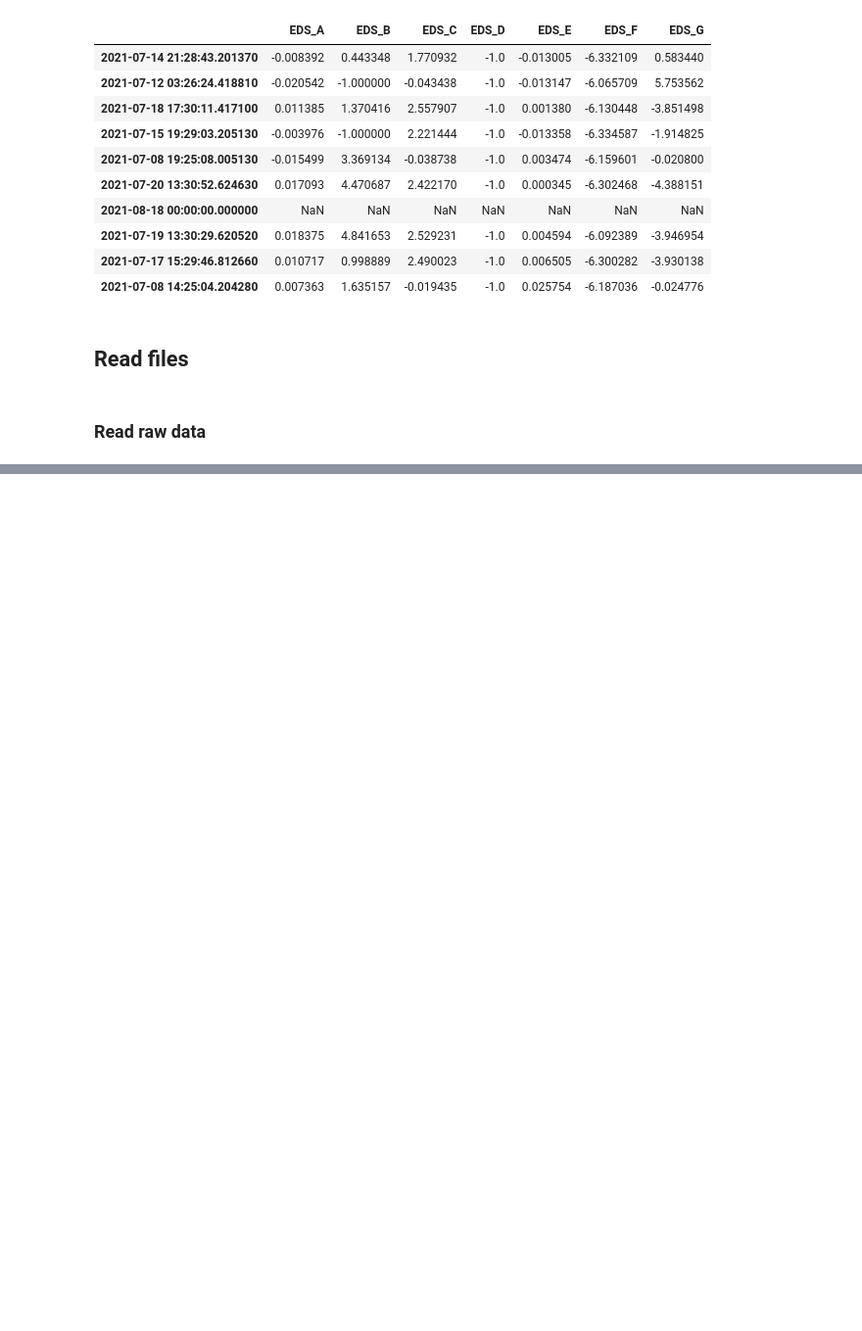
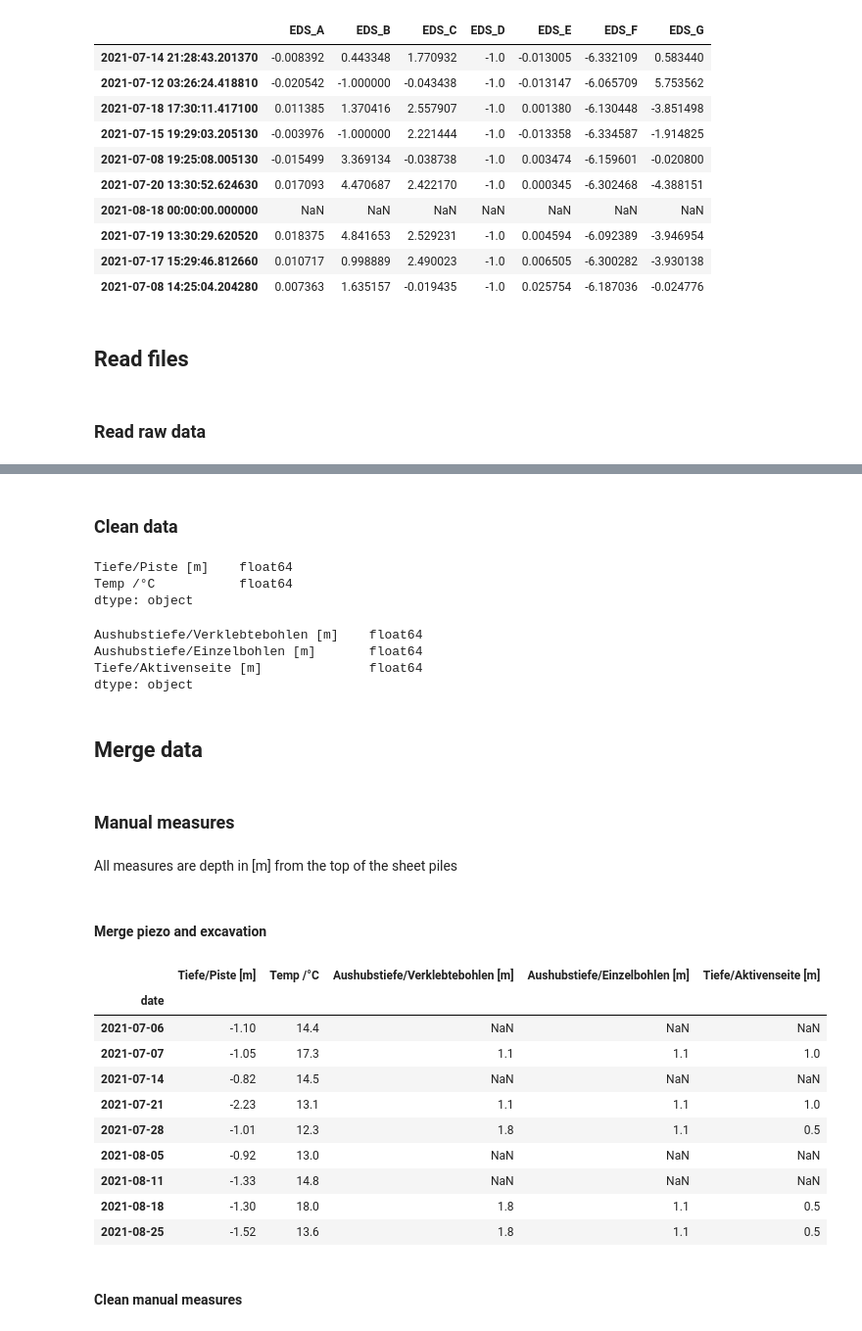
Before and after one commit to PAYEUR/spundsteif, a Jupyter notebook: 03_pressures.ipynb, the cells around one changed output, grey strips where cells are left out. Shown: that part at 98% size. Cells and saved outputs as stored; diff of their text form; code cells hidden in the pictures; blank space fills up the shorter version.

Commit message:
manual pressure dataframe

```diff
--- a/03_pressures.ipynb
+++ b/03_pressures.ipynb
@@ -101,0 +140,2 @@ df_measured_pressure.sample(10, random_state=0)
+# %% [markdown]
+### Clean data
@@ -101,0 +155,60 @@ df_measured_pressure.sample(10, random_state=0)
+# %%
+# example
+df_piezo = clean(df_piezo)
+df_piezo.dtypes
+# %% [output]
+Tiefe/Piste [m]    float64
+Temp /°C           float64
+dtype: object
+# %%
+# example
+df_excavation= clean(df_excavation)
+df_excavation.dtypes
+# %% [output]
+Aushubstiefe/Verklebtebohlen [m]    float64
+Aushubstiefe/Einzelbohlen [m]       float64
+Tiefe/Aktivenseite [m]              float64
+dtype: object
+# %%
+# test
+for df in df_piezo, df_excavation:
+  assert pd.api.types.is_datetime64_any_dtype(df.index)
+  assert 'Datum' not in df.columns
+  assert 'Zeit' not in df.columns
+
+assert pd.api.types.is_float_dtype(df_excavation['Aushubstiefe/Verklebtebohlen [m]'])
+assert pd.api.types.is_float_dtype(df_excavation['Aushubstiefe/Einzelbohlen [m]'])
+
+assert pd.api.types.is_float_dtype(df_piezo['Tiefe/Piste [m]'])
+assert pd.api.types.is_float_dtype(df_piezo['Temp /°C'])
+# %% [markdown]
+## Merge data
+# %% [markdown]
+### Manual measures
+# %% [markdown]
+All measures are depth in [m] from the top of the sheet piles
+# %% [markdown]
+#### Merge piezo and excavation
+# %%
+#export
+def merge_piezo_excavation(df_piezo, df_excavation):
+  df = df_piezo.join(df_excavation, how='outer')
+  return df
+# %%
+# example
+df_manual = merge_piezo_excavation(df_piezo, df_excavation)
+df_manual
+# %% [output]
+|  | Tiefe/Piste [m] | Temp /°C | Aushubstiefe/Verklebtebohlen [m] | Aushubstiefe/Einzelbohlen [m] | Tiefe/Aktivenseite [m] |
+| date |  |  |  |  |  |
+| 2021-07-06 | -1.10 | 14.4 | NaN | NaN | NaN |
+| 2021-07-07 | -1.05 | 17.3 | 1.1 | 1.1 | 1.0 |
+| 2021-07-14 | -0.82 | 14.5 | NaN | NaN | NaN |
+| 2021-07-21 | -2.23 | 13.1 | 1.1 | 1.1 | 1.0 |
+| 2021-07-28 | -1.01 | 12.3 | 1.8 | 1.1 | 0.5 |
+| 2021-08-05 | -0.92 | 13.0 | NaN | NaN | NaN |
+| 2021-08-11 | -1.33 | 14.8 | NaN | NaN | NaN |
+| 2021-08-18 | -1.30 | 18.0 | 1.8 | 1.1 | 0.5 |
+| 2021-08-25 | -1.52 | 13.6 | 1.8 | 1.1 | 0.5 |
+# %% [markdown]
+#### Clean manual measures
```
Also changed, not shown: parts of 20 cells of this notebook, 10 other files.
